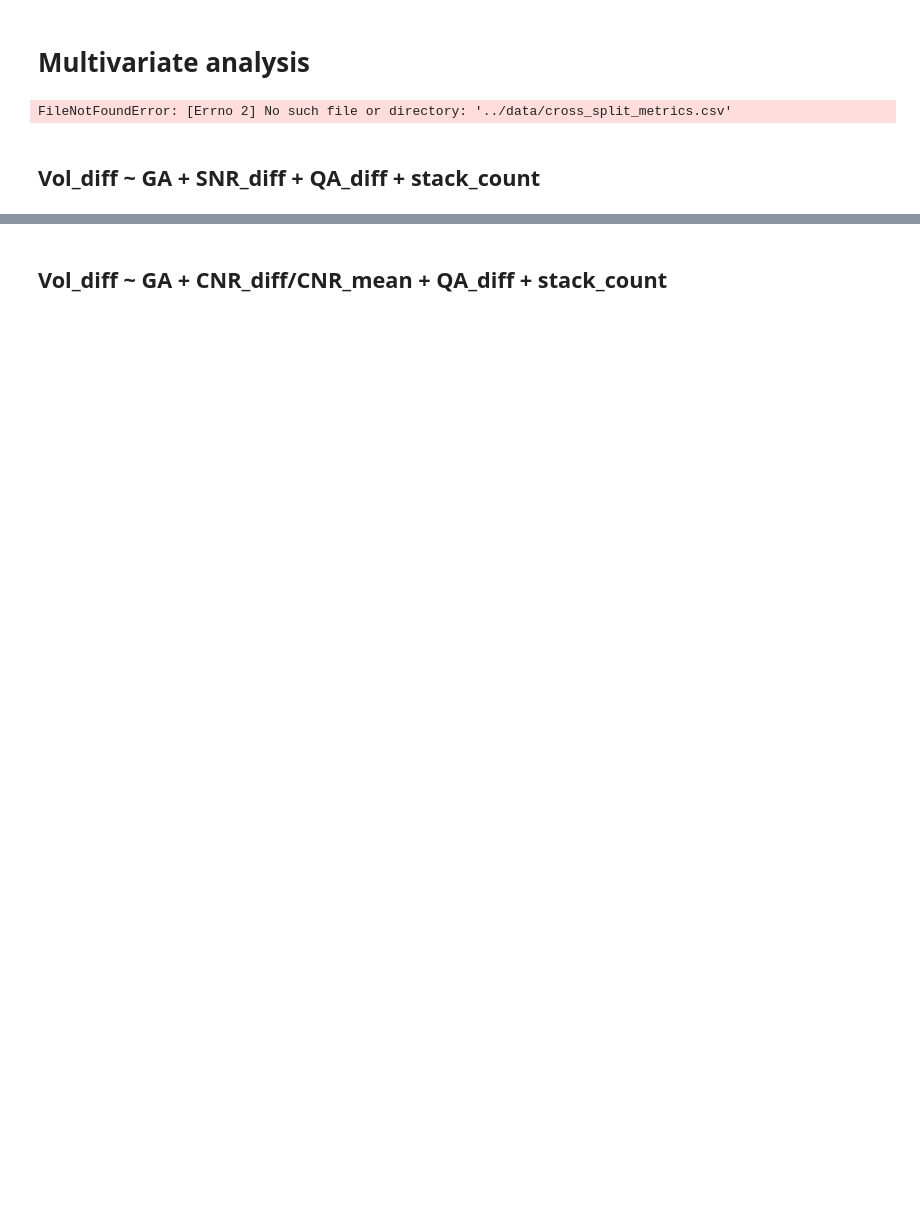
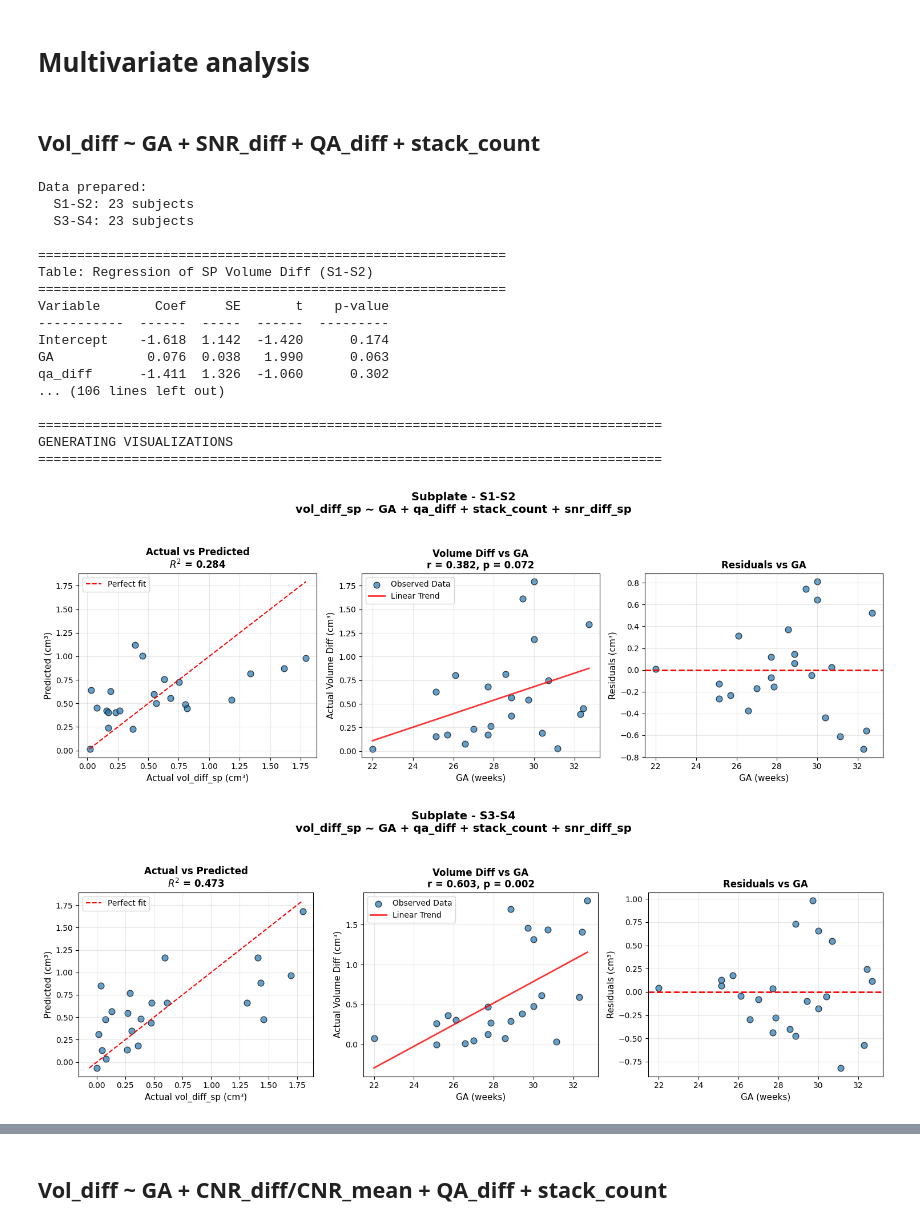
Before and after one commit to Y0z64/Reliability-analisys-FNNDSC, a Jupyter notebook: src/multivariate_analysis/multivariate_analysis.ipynb, the cells around one changed output, grey strips where cells are left out. Cells and saved outputs as stored; diff of their text form; code cells hidden in the pictures; blank space fills up the shorter version.

Commit message:
Fixed multivariate analysis

```diff
--- a/src/multivariate_analysis/multivariate_analysis.ipynb
+++ b/src/multivariate_analysis/multivariate_analysis.ipynb
@@ -1,6 +1,9 @@
 # %% [markdown]
 # Multivariate analysis
 # %%
+%load_ext autoreload
+%autoreload 2
+
 import pandas as pd
 import matplotlib.pyplot as plt
 
@@ -9,25 +12,23 @@ reliability_df = pd.read_csv("../../data/cross_split_metrics.csv")
 quality_df = pd.read_csv("../../data/image_quality_metrics.csv")
 infodump_df = pd.read_csv("../../data/raw_subject_data.csv")
 subjects_df = pd.read_csv("../../data/subject.csv")
-split_pair_diffs = pd.read_csv("../../data/split_comparision_data.csv")
+split_comp_df = pd.read_csv("../../data/split_comparision_data.csv")
 
-from src.multivariate_analysis._functions import (
-    prepare_analysis_data,
+import _functions as mf
+
+from _functions import (
     run_regression_model,
     plot_regression_results,
     compare_models,
-    split_comp_df,
     residualize,
 )
-# %% [output]
-FileNotFoundError: [Errno 2] No such file or directory: '../data/cross_split_metrics.csv'
 # %% [markdown]
 ## Vol_diff ~ GA + SNR_diff + QA_diff + stack_count
 # %%
 
 # Prepare data for each split pair
-data_S1S2 = prepare_analysis_data(quality_df, infodump_df, split_comp_df, "S1-S2")
-data_S3S4 = prepare_analysis_data(quality_df, infodump_df, split_comp_df, "S3-S4")
+data_S1S2 = mf.prepare_analysis_data(quality_df, infodump_df, split_comp_df, "S1-S2")
+data_S3S4 = mf.prepare_analysis_data(quality_df, infodump_df, split_comp_df, "S3-S4")
 
 print("\nData prepared:")
 print(f"  S1-S2: {len(data_S1S2)} subjects")
@@ -54,30 +55,50 @@ for data, outcome_col, snr_col, tissue, split_pair, tissue_name in model_configs
         outcome_col=outcome_col,
         predictors=model_predictors,
         model_name="Multivariate",
         split_pair=split_pair,
         tissue=tissue,
         print_results=True
     )
     results.append(result)
 
 # Comparison table
 compare_models(results)
 
 # Generate plots
 print(f"\n{'='*80}")
 print("GENERATING VISUALIZATIONS")
 print(f"{'='*80}")
 
 for i, (data, outcome_col, snr_col, tissue, split_pair, tissue_name) in enumerate(model_configs):
     if results[i] is not None:
         fig = plot_regression_results(
             df=data,
             outcome_col=outcome_col,
             model_result=results[i],
             tissue_name=tissue_name,
             split_pair=split_pair
         )
         plt.show()
 
 
 # ### Residualized Model Application: Vol_diff ~ GA + SNR_diff + QA_diff + stack_count_resid
+# %% [output]
+Data prepared:
+  S1-S2: 23 subjects
+  S3-S4: 23 subjects
+
+============================================================
+Table: Regression of SP Volume Diff (S1-S2)
+============================================================
+Variable       Coef     SE       t    p-value
+-----------  ------  -----  ------  ---------
+Intercept    -1.618  1.142  -1.420      0.174
+GA            0.076  0.038   1.990      0.063
+qa_diff      -1.411  1.326  -1.060      0.302
+... (106 lines left out)
+
+================================================================================
+GENERATING VISUALIZATIONS
+================================================================================
+[figure, added]
+[figure, added]
```
Also changed, not shown: parts of 5 cells of this notebook, 2 other files.
